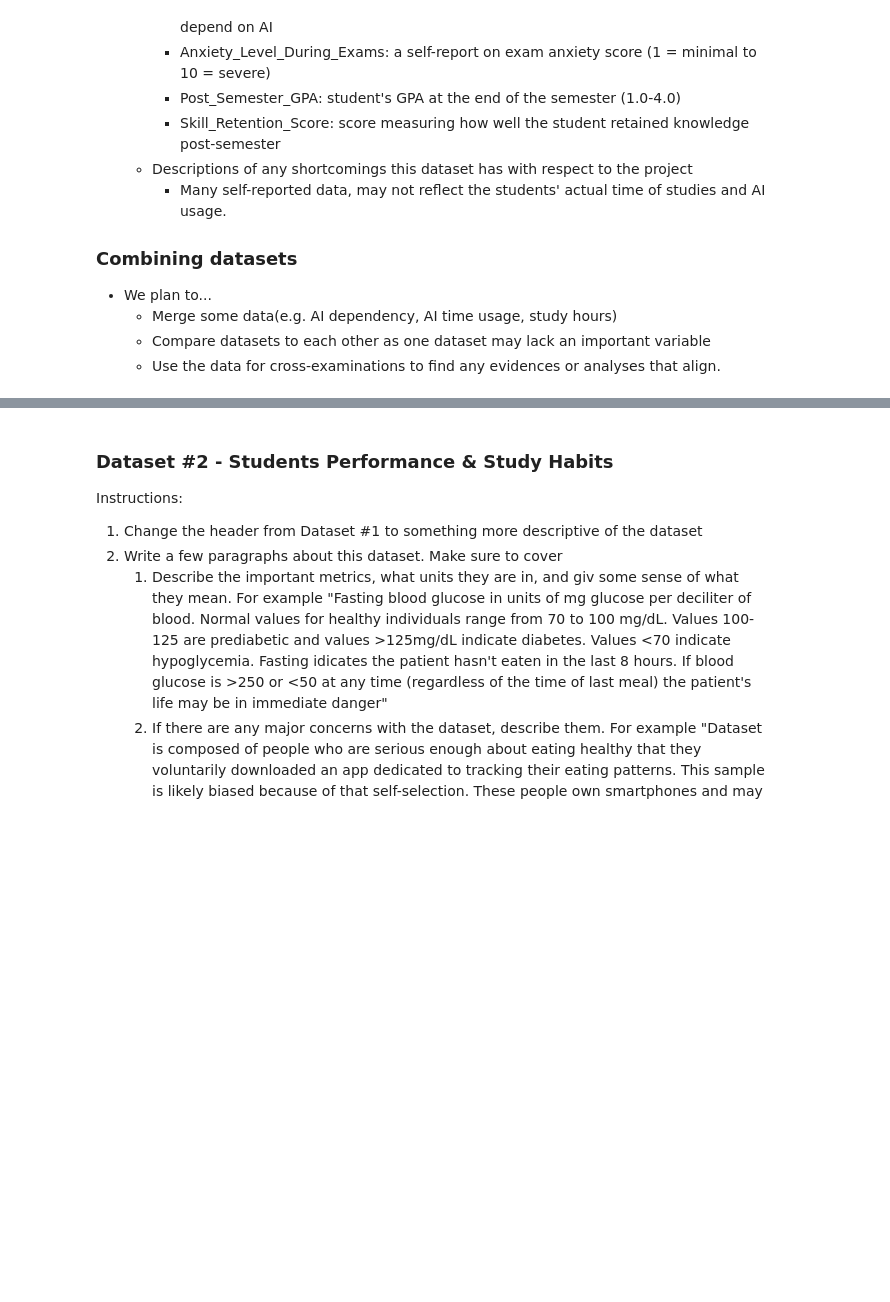
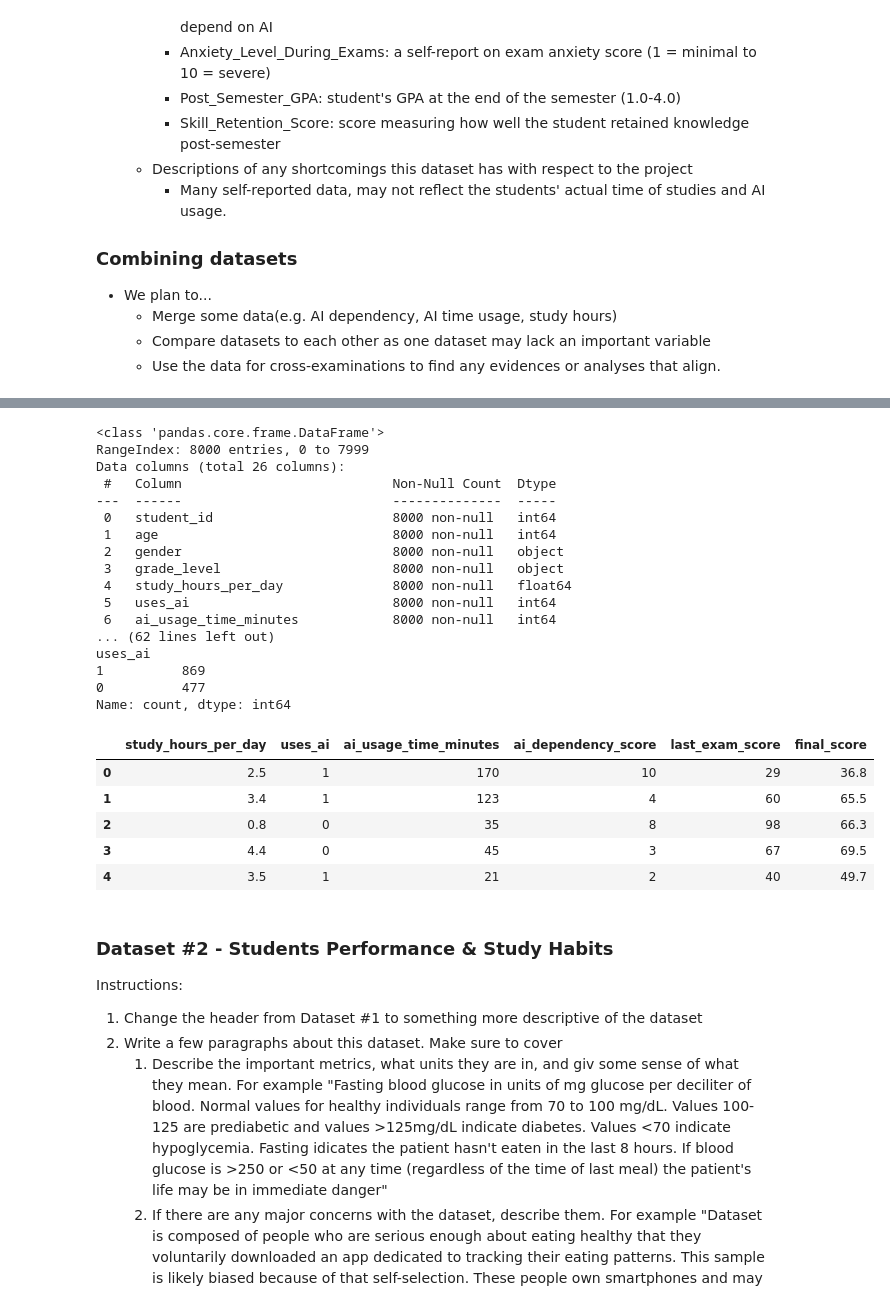
Before and after one commit to COGS108/Group-SP26-087, a Jupyter notebook: 01-DataCheckpoint.ipynb, the cells around one changed output, grey strips where cells are left out. Saved outputs shown, nothing was run; the diff lists cells and outputs as text; code cells hidden in the pictures; blank space fills up the shorter version.

Commit message:
Added Dataset#1 code and explanation

```diff
--- a/01-DataCheckpoint.ipynb
+++ b/01-DataCheckpoint.ipynb
@@ -161,3 +148,70 @@ The Academic Outcomes & AI Dependency dataset contains 8000 observations and 26
+# %%
+#load dataset
+df1 = pd.read_csv('data/00-raw/dataset1.csv')
+
+#visualize dataset
+df1.head()
+
+#check if dataset tidy
+print(df1.info())
+#the data is missing some values, but overall tidy as it forms a table
+
+print("\nDataset Shape")
+print(df1.shape)
+print()
+
+#Count total number of missing values
+null_val = df1.isnull().sum()
+print("Missing values")
+print(null_val)
+
+#seems like only ai_tools_used and ai_usage_purposes are missing values
+#so we want to check if its systematic or not
+print("\nMissing Values within ai_tools_used")
+print(df1[df1['ai_tools_used'].isnull()][['uses_ai']].value_counts())
+print("\nMissing Values within ai_usage_purpose")
+print(df1[df1['ai_usage_purpose'].isnull()][['uses_ai']].value_counts())
+#seems for both that people who do use AI are the primary ones that don't fully submit data. it seems like its missing from random.
+
+df1.describe()
+#from looking at the statistics, it seems there are no real outliers as all the minimums and maximums seem within an appropriate range
+
+important_variables = [
+    'study_hours_per_day',
+    'uses_ai',
+    'ai_usage_time_minutes',
+    'ai_dependency_score',
+    'last_exam_score',
+    'final_score']
+
+df1_clean = df1[important_variables]
+
+df1_clean.head()
+#since the two columns that had nulls were dropped from the original dataframe, no need to cut rows with NaNs
+# %% [output]
+<class 'pandas.core.frame.DataFrame'>
+RangeIndex: 8000 entries, 0 to 7999
+Data columns (total 26 columns):
+ #   Column                           Non-Null Count  Dtype
+---  ------                           --------------  -----
+ 0   student_id                       8000 non-null   int64
+ 1   age                              8000 non-null   int64
+ 2   gender                           8000 non-null   object
+ 3   grade_level                      8000 non-null   object
+ 4   study_hours_per_day              8000 non-null   float64
+ 5   uses_ai                          8000 non-null   int64
+ 6   ai_usage_time_minutes            8000 non-null   int64
+... (62 lines left out)
+uses_ai
+1          869
+0          477
+Name: count, dtype: int64
+|  | study_hours_per_day | uses_ai | ai_usage_time_minutes | ai_dependency_score | last_exam_score | final_score |
+| 0 | 2.5 | 1 | 170 | 10 | 29 | 36.8 |
+| 1 | 3.4 | 1 | 123 | 4 | 60 | 65.5 |
+| 2 | 0.8 | 0 | 35 | 8 | 98 | 66.3 |
+| 3 | 4.4 | 0 | 45 | 3 | 67 | 69.5 |
+| 4 | 3.5 | 1 | 21 | 2 | 40 | 49.7 |
 # %% [markdown]
 ### Dataset #2 - Students Performance & Study Habits
 
```
Also changed, not shown: parts of 6 cells of this notebook.
